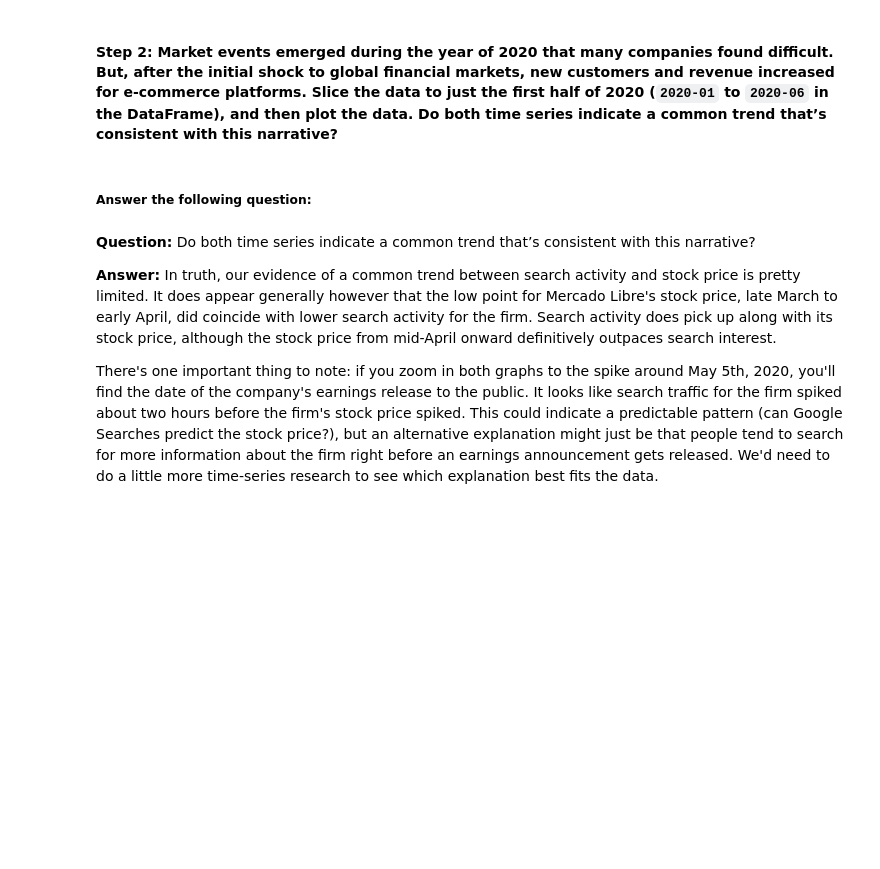
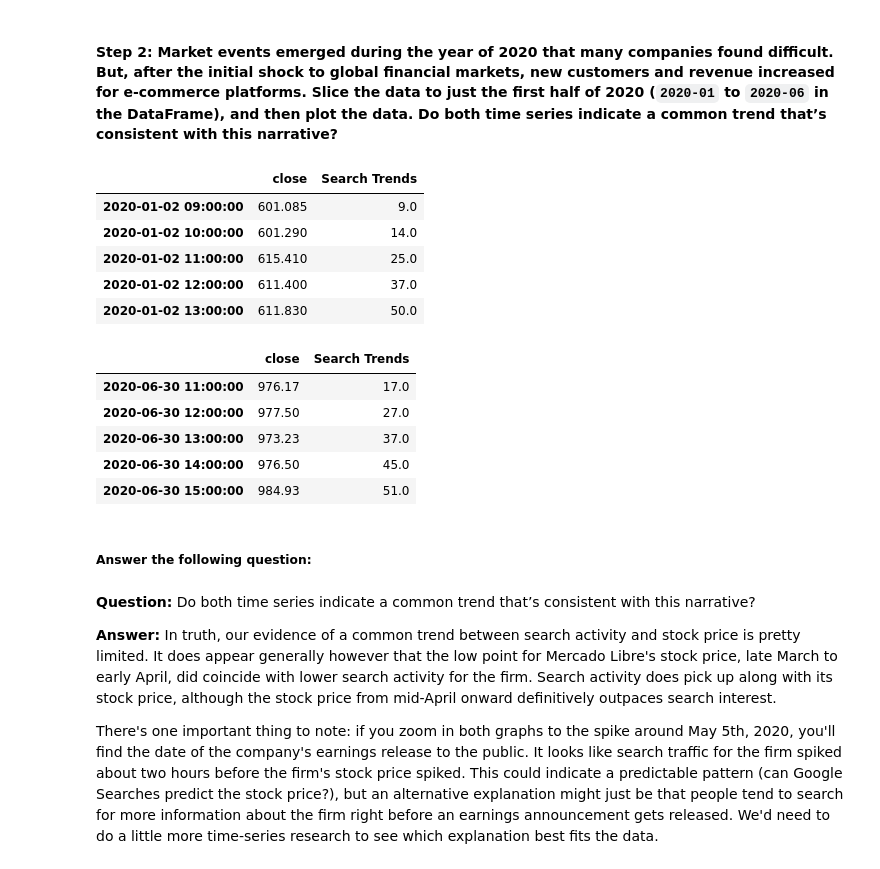
Before and after one commit to shawnakumar/prophet-challenge, a Jupyter notebook: forecasting_net_prophet.ipynb, the cells around one changed output. Saved outputs shown, nothing was run; the diff lists cells and outputs as text; code cells hidden in the pictures; blank space fills up the shorter version.

```diff
--- a/forecasting_net_prophet.ipynb
+++ b/forecasting_net_prophet.ipynb
@@ -318,9 +354,24 @@ plt.show()
 #### Step 2: Market events emerged during the year of 2020 that many companies found difficult. But, after the initial shock to global financial markets, new customers and revenue increased for e-commerce platforms. Slice the data to just the first half of 2020 (`2020-01` to `2020-06` in the DataFrame), and then plot the data. Do both time series indicate a common trend that’s consistent with this narrative?
 # %%
 # For the combined dataframe, slice to just the first half of 2020 (2020-01 through 2020-06)
-
+slice_2020 = df_merged_mercado.loc['2020-01-01':'2020-06-30']
 
 # View the first and last five rows of first_half_2020 DataFrame
+display(slice_2020.head())
+display(slice_2020.tail())
+# %% [output]
+|  | close | Search Trends |
+| 2020-01-02 09:00:00 | 601.085 | 9.0 |
+| 2020-01-02 10:00:00 | 601.290 | 14.0 |
+| 2020-01-02 11:00:00 | 615.410 | 25.0 |
+| 2020-01-02 12:00:00 | 611.400 | 37.0 |
+| 2020-01-02 13:00:00 | 611.830 | 50.0 |
+|  | close | Search Trends |
+| 2020-06-30 11:00:00 | 976.17 | 17.0 |
+| 2020-06-30 12:00:00 | 977.50 | 27.0 |
+| 2020-06-30 13:00:00 | 973.23 | 37.0 |
+| 2020-06-30 14:00:00 | 976.50 | 45.0 |
+| 2020-06-30 15:00:00 | 984.93 | 51.0 |
 # %%
 # Visualize the close and Search Trends data
 # Plot each column on a separate axes using the following syntax
```
Also changed, not shown: parts of 3 cells of this notebook.
